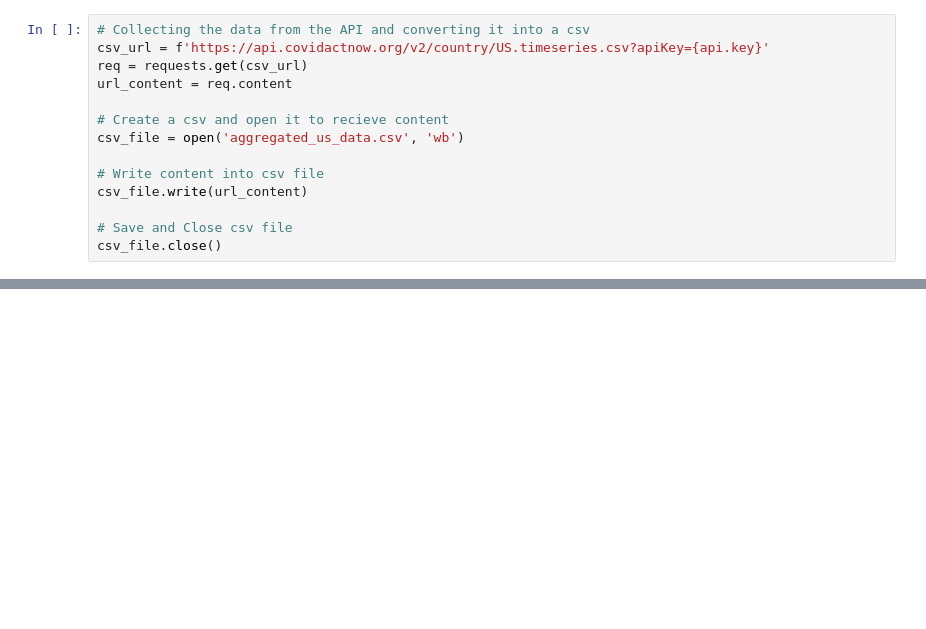
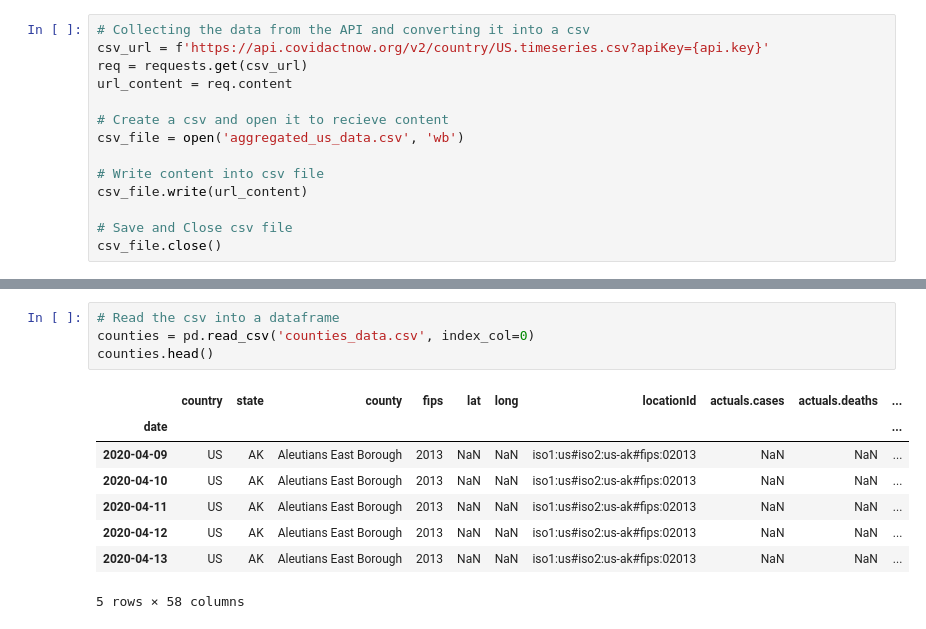
Before and after one commit to JeanetteSchulz/Covid_Analysis, a Jupyter notebook: Covid_Act_Now_API.ipynb, the cells around one changed output, grey strips where cells are left out. Cells and saved outputs as stored; diff of their text form; blank space fills up the shorter version.

```diff
--- a/Covid_Act_Now_API.ipynb
+++ b/Covid_Act_Now_API.ipynb
@@ -42,0 +94,13 @@ covid.head()
+# %%
+# Read the csv into a dataframe
+counties = pd.read_csv('counties_data.csv', index_col=0)
+counties.head()
+# %% [output]
+|  | country | state | county | fips | lat | long | locationId | actuals.cases | actuals.deaths | ... |
+| date |  |  |  |  |  |  |  |  |  | ... |
+| 2020-04-09 | US | AK | Aleutians East Borough | 2013 | NaN | NaN | iso1:us#iso2:us-ak#fips:02013 | NaN | NaN | ... |
+| 2020-04-10 | US | AK | Aleutians East Borough | 2013 | NaN | NaN | iso1:us#iso2:us-ak#fips:02013 | NaN | NaN | ... |
+| 2020-04-11 | US | AK | Aleutians East Borough | 2013 | NaN | NaN | iso1:us#iso2:us-ak#fips:02013 | NaN | NaN | ... |
+| 2020-04-12 | US | AK | Aleutians East Borough | 2013 | NaN | NaN | iso1:us#iso2:us-ak#fips:02013 | NaN | NaN | ... |
+| 2020-04-13 | US | AK | Aleutians East Borough | 2013 | NaN | NaN | iso1:us#iso2:us-ak#fips:02013 | NaN | NaN | ... |
+5 rows × 58 columns
```
Also changed, not shown: parts of 8 cells of this notebook, 1 other file.
